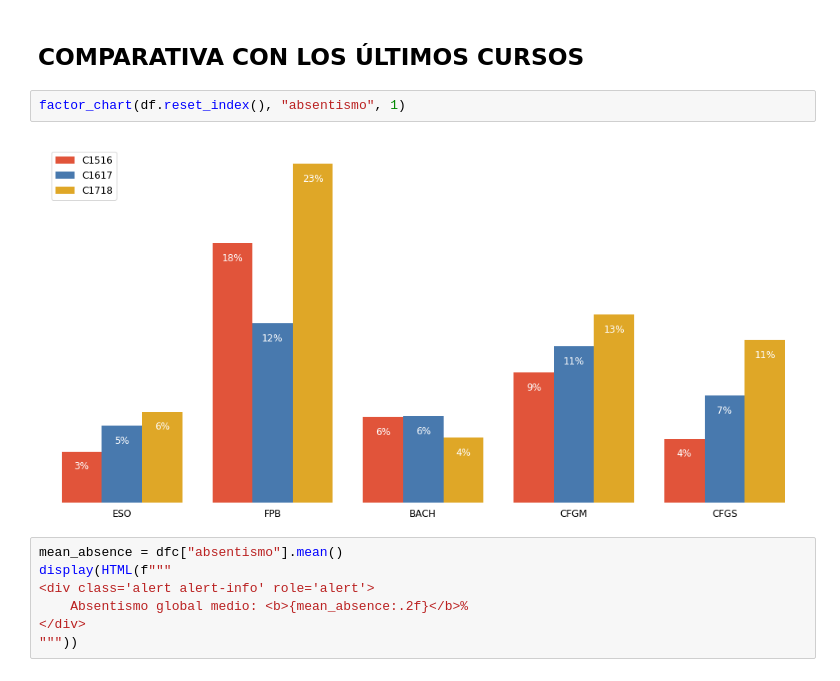
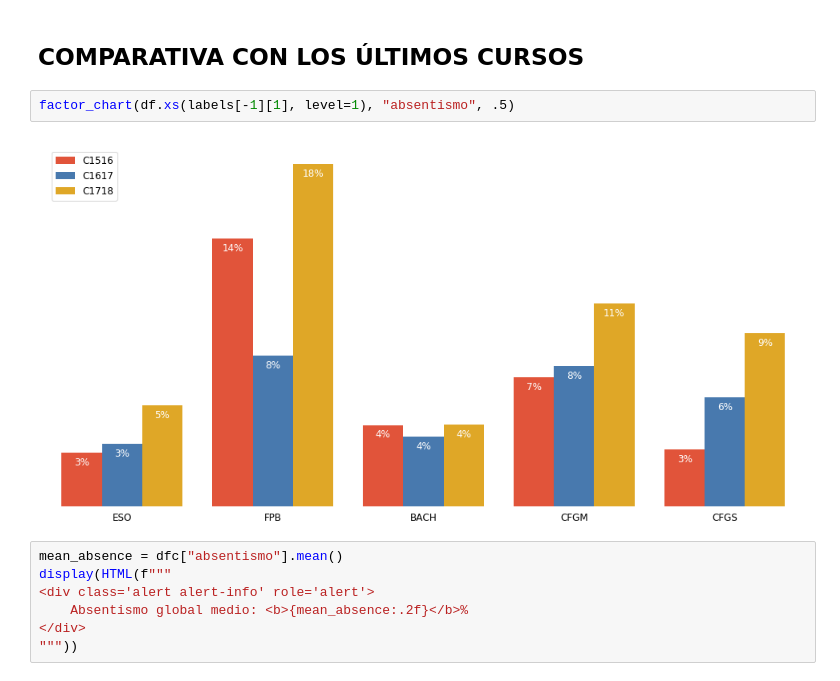
Before and after one commit to iespuertodelacruz/analitica, a Jupyter notebook: C1718/E2.ipynb, the cells around one changed output. Cells and saved outputs as stored; diff of their text form.

```diff
--- a/C1718/E2.ipynb
+++ b/C1718/E2.ipynb
@@ -312,10 +312,10 @@ bar_chart(df_summary["absentismo"], 2)
 [figure]
 # %% [markdown]
 ## COMPARATIVA CON LOS ÚLTIMOS CURSOS
-# %%
-factor_chart(df.reset_index(), "absentismo", 1)
-# %% [output]
-[figure, removed]
+# %%
+factor_chart(df.xs(labels[-1][1], level=1), "absentismo", .5)
+# %% [output]
+[figure, added]
 # %%
 mean_absence = dfc["absentismo"].mean()
 display(HTML(f"""
```
Also changed, not shown: parts of 6 cells of this notebook.
